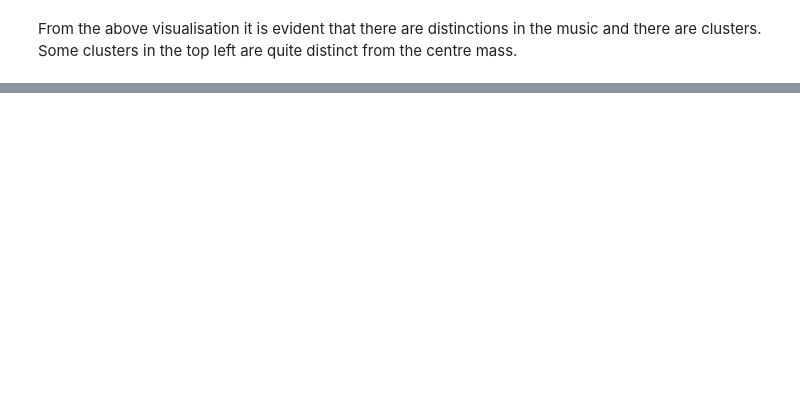
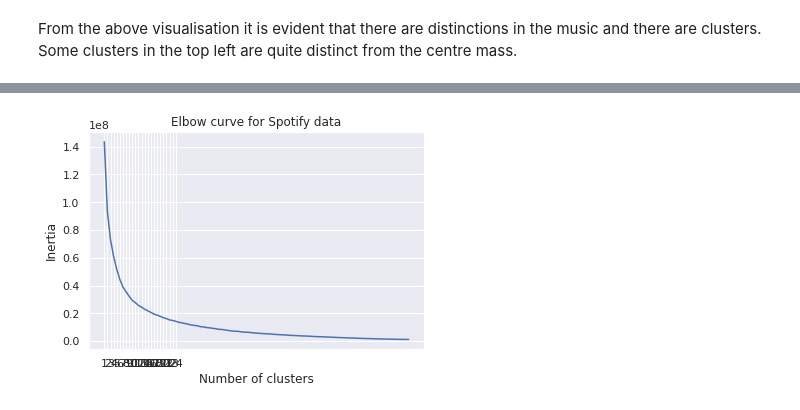
Before and after one commit to angelaalexandersmith/Project4_Spotify-Data, a Jupyter notebook: Project4_Spotify.ipynb, the cells around one changed output, grey strips where cells are left out. Saved outputs shown, nothing was run; the diff lists cells and outputs as text; code cells hidden in the pictures; blank space fills up the shorter version.

```diff
--- a/Project4_Spotify.ipynb
+++ b/Project4_Spotify.ipynb
@@ -668,7 +668,7 @@ df_pca.head()
 | 4 | 0.710693 | -0.818578 | -0.902518 | -1.060632 | -2.175578 | 1.141692 | 0.297379 | -0.256715 | -0.180816 | 0.179841 | 0.402474 |
 # %%
 # Initialise t-SNE model
-tsne = TSNE(learning_rate=35)
+tsne = TSNE(learning_rate=100)
 
 # Reduce dimensions
 tsne_features = tsne.fit_transform(df_pca)
@@ -689,7 +693,7 @@ plt.show()
 From the above visualisation it is evident that there are distinctions in the music and there are clusters. Some clusters in the top left are quite distinct from the centre mass.
 # %%
 inertia = []
-k = list(range(1, 11))
+k = list(range(1, 100))
 
 # Calculate the inertia for the range of k values
 for i in k:
@@ -704,11 +715,13 @@ df_elbow.head()
 # %%
 # Plot the elbow curve to find the best candidate(s) for k
 plt.plot(df_elbow['k'], df_elbow['inertia'])
-plt.xticks(range(1,10))
+plt.xticks(range(1,25))
 plt.xlabel('Number of clusters')
 plt.ylabel('Inertia')
 plt.title('Elbow curve for Spotify data')
 plt.show()
+# %% [output]
+[figure, added]
 # %%
 def get_clusters(k, data):
     # Initialise the K-Means model
```
Also changed, not shown: parts of 6 cells of this notebook.
